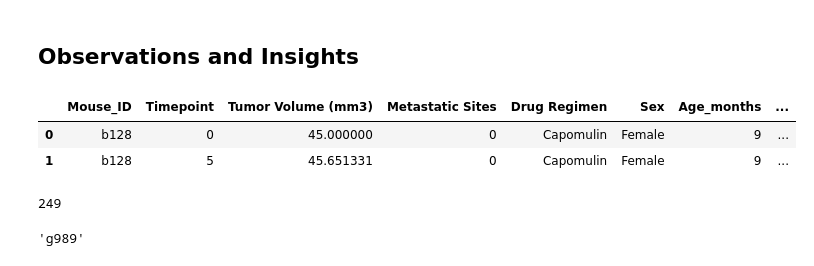
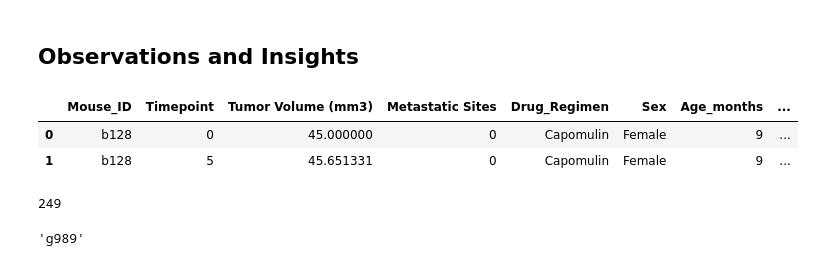
Before and after one commit to dillon-wright/matplotlib-challenge, a Jupyter notebook: Pymaceuticals/pymaceuticals_starter.ipynb, the cells around one changed output. Saved outputs shown, nothing was run; the diff lists cells and outputs as text; code cells hidden in the pictures.

```diff
--- a/Pymaceuticals/pymaceuticals_starter.ipynb
+++ b/Pymaceuticals/pymaceuticals_starter.ipynb
@@ -3,29 +3,30 @@
 # %%
 # Dependencies and Setup
 import matplotlib.pyplot as plt
 import pandas as pd
+import numpy as np
 import scipy.stats as st
 
 # Study data files
 mouse_metadata_path = "data/Mouse_metadata.csv"
 study_results_path = "data/Study_results.csv"
 
 # Read the mouse data and the study results
 mouse_metadata = pd.read_csv(mouse_metadata_path)
 study_results = pd.read_csv(study_results_path)
 #study_results.shape
 # Combine the data into a single dataset
 
 # Transaction table study_results.head()
 # Metadata table mouse_metadata.head()
 
 csv = pd.merge(study_results,mouse_metadata, on="Mouse ID")
-csv.rename(columns = {'Mouse ID':'Mouse_ID'}, inplace = True)
+csv.rename(columns = {'Mouse ID':'Mouse_ID','Drug Regimen':'Drug_Regimen'}, inplace = True)
 # Display the data table for preview
 csv.head(2)
 #csv.shape
 # %% [output]
-|  | Mouse_ID | Timepoint | Tumor Volume (mm3) | Metastatic Sites | Drug Regimen | Sex | Age_months | ... |
+|  | Mouse_ID | Timepoint | Tumor Volume (mm3) | Metastatic Sites | Drug_Regimen | Sex | Age_months | ... |
 | 0 | b128 | 0 | 45.000000 | 0 | Capomulin | Female | 9 | ... |
 | 1 | b128 | 5 | 45.651331 | 0 | Capomulin | Female | 9 | ... |
 # %%
```
Also changed, not shown: parts of 14 cells of this notebook.
